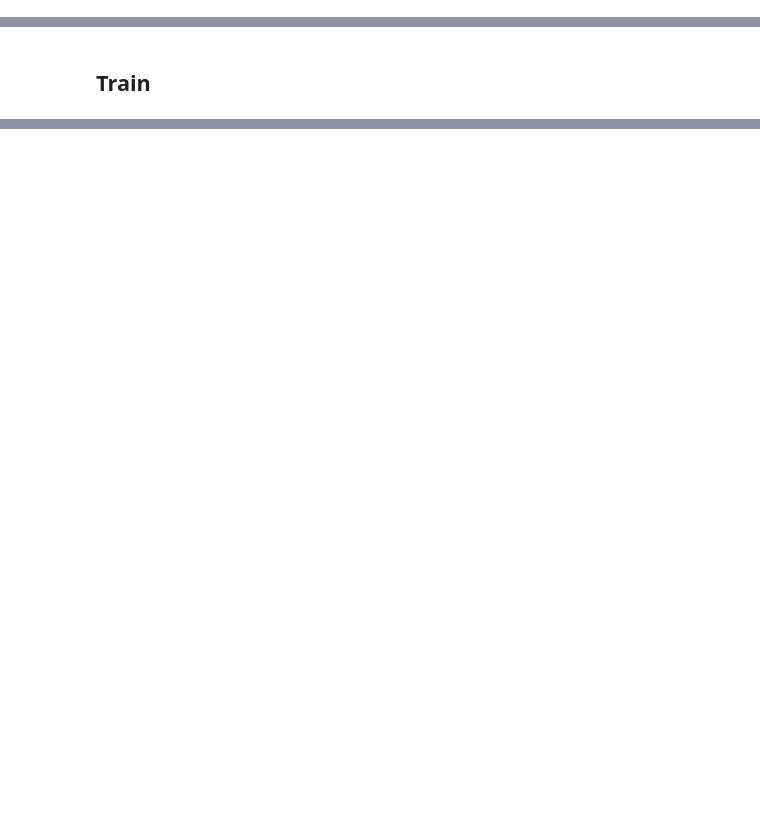
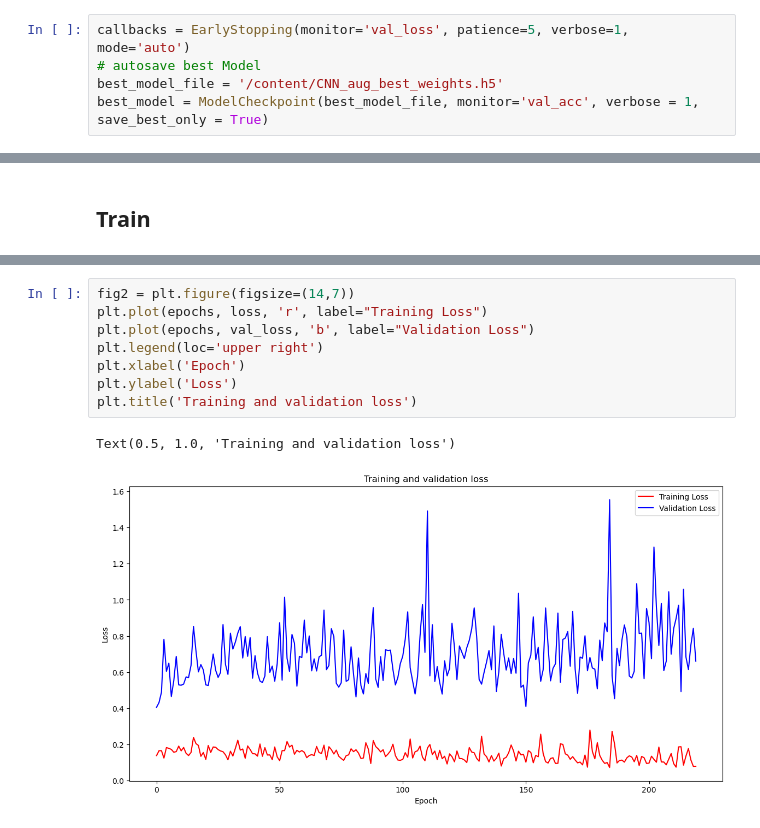
Before and after one commit to yzdgit/dates, a Jupyter notebook: src/codebook.ipynb, the cells around one changed output, grey strips where cells are left out. Drawn from its saved outputs; the diff is of its cells as text; blank space fills up the shorter version.

```diff
--- a/src/codebook.ipynb
+++ b/src/codebook.ipynb
@@ -79,0 +238,5 @@ model.compile('adam', loss=tf.losses.CategoricalCrossentropy(), metrics=['accura
+# %%
+callbacks = EarlyStopping(monitor='val_loss', patience=5, verbose=1, mode='auto')
+# autosave best Model
+best_model_file = '/content/CNN_aug_best_weights.h5'
+best_model = ModelCheckpoint(best_model_file, monitor='val_acc', verbose = 1, save_best_only = True)
@@ -89,0 +332,11 @@ hist = model.fit(train, epochs=20, validation_data=val, callbacks=[tensorboard_c
+# %%
+fig2 = plt.figure(figsize=(14,7))
+plt.plot(epochs, loss, 'r', label="Training Loss")
+plt.plot(epochs, val_loss, 'b', label="Validation Loss")
+plt.legend(loc='upper right')
+plt.xlabel('Epoch')
+plt.ylabel('Loss')
+plt.title('Training and validation loss')
+# %% [output]
+Text(0.5, 1.0, 'Training and validation loss')
+[figure, added]
```
Also changed, not shown: parts of 49 cells of this notebook, 6 other files.
